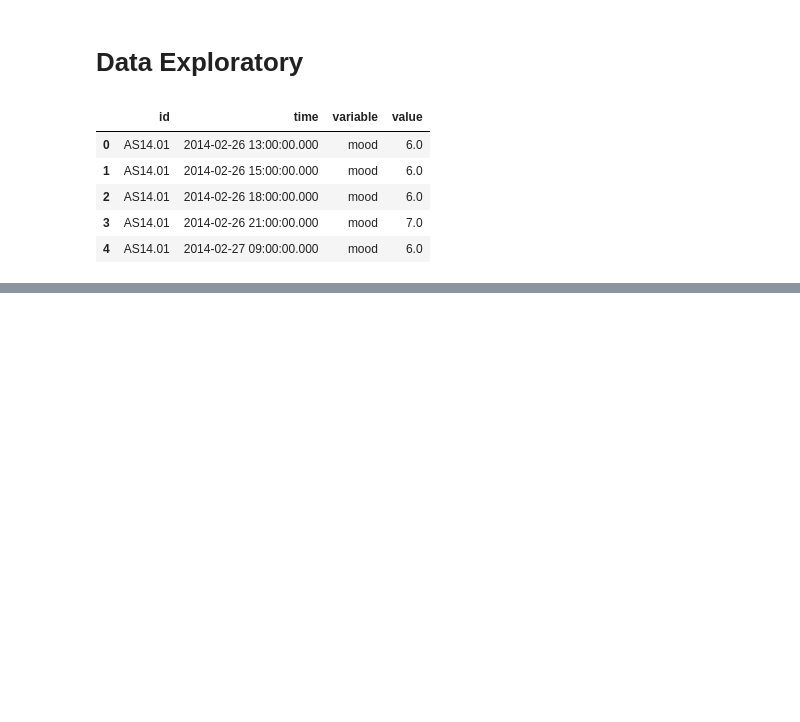
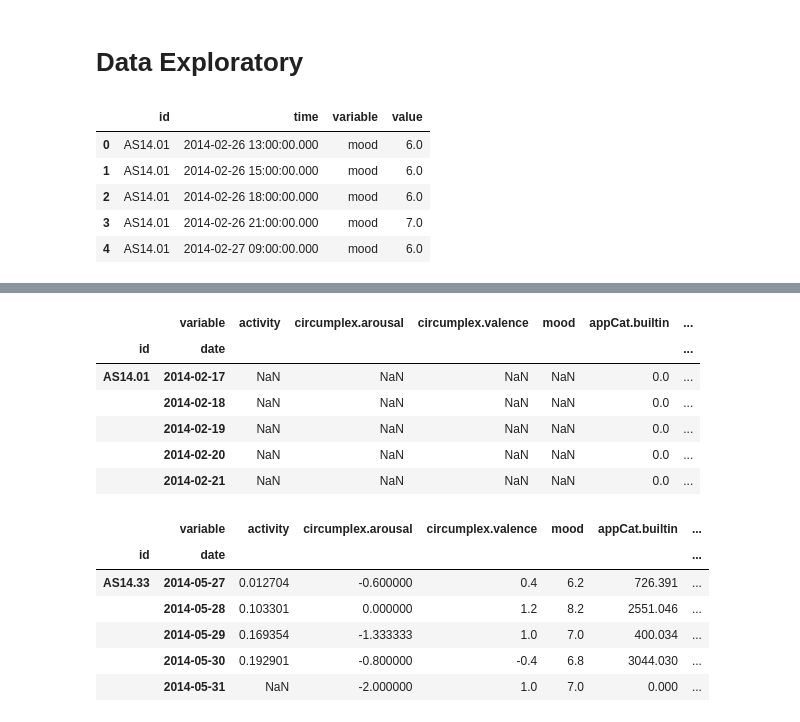
Before and after one commit to amee342/DataMining, a Jupyter notebook: data_exploratory_raghav.ipynb, the cells around one changed output, grey strips where cells are left out. Cells and saved outputs as stored; diff of their text form; code cells hidden in the pictures; blank space fills up the shorter version.

```diff
--- a/data_exploratory_raghav.ipynb
+++ b/data_exploratory_raghav.ipynb
@@ -245,0 +249,38 @@ KeyError: 'Column not found: mood_mean'
+# %%
+def aggregate_daily(df):
+    df = df.copy()
+
+    # Convert time → datetime
+    df["time"] = pd.to_datetime(df["time"])
+
+    # Extract date
+    df["date"] = df["time"].dt.date
+
+    mean_vars = ["mood", "activity", "circumplex.arousal", "circumplex.valence"]
+
+    df_mean = df[df["variable"].isin(mean_vars)].pivot_table(
+        index=["id", "date"],
+        columns="variable",
+        values="value",
+        aggfunc="mean"
+    )
+
+    df_sum = df[~df["variable"].isin(mean_vars)].pivot_table(
+        index=["id", "date"],
+        columns="variable",
+        values="value",
+        aggfunc="sum"
+    )
+
+    df_daily = pd.concat([df_mean, df_sum], axis=1).reset_index()
+
+    return df_daily
+
+df_daily = aggregate_daily(clean_df)
+
+duration_vars = [col for col in df_daily.columns if "appCat" in col or col in ["screen", "call", "sms"]]
+
+df_daily[duration_vars] = df_daily[duration_vars].fillna(0)
+
+print(f"Daily aggregated shape: {df_daily.shape}")
+df_daily.head()
@@ -245,0 +296,20 @@ KeyError: 'Column not found: mood_mean'
+# %%
+df_daily['date'] = pd.to_datetime(df_daily['date'])
+df_daily = df_daily.sort_values(['id', 'date']).set_index(['id', 'date'])
+display(df_daily.head())
+display(df_daily.tail())
+# %% [output]
+|  | variable | activity | circumplex.arousal | circumplex.valence | mood | appCat.builtin | ... |
+| id | date |  |  |  |  |  | ... |
+| AS14.01 | 2014-02-17 | NaN | NaN | NaN | NaN | 0.0 | ... |
+|  | 2014-02-18 | NaN | NaN | NaN | NaN | 0.0 | ... |
+|  | 2014-02-19 | NaN | NaN | NaN | NaN | 0.0 | ... |
+|  | 2014-02-20 | NaN | NaN | NaN | NaN | 0.0 | ... |
+|  | 2014-02-21 | NaN | NaN | NaN | NaN | 0.0 | ... |
+|  | variable | activity | circumplex.arousal | circumplex.valence | mood | appCat.builtin | ... |
+| id | date |  |  |  |  |  | ... |
+| AS14.33 | 2014-05-27 | 0.012704 | -0.600000 | 0.4 | 6.2 | 726.391 | ... |
+|  | 2014-05-28 | 0.103301 | 0.000000 | 1.2 | 8.2 | 2551.046 | ... |
+|  | 2014-05-29 | 0.169354 | -1.333333 | 1.0 | 7.0 | 400.034 | ... |
+|  | 2014-05-30 | 0.192901 | -0.800000 | -0.4 | 6.8 | 3044.030 | ... |
+|  | 2014-05-31 | NaN | -2.000000 | 1.0 | 7.0 | 0.000 | ... |
```
Also changed, not shown: parts of 41 cells of this notebook.
